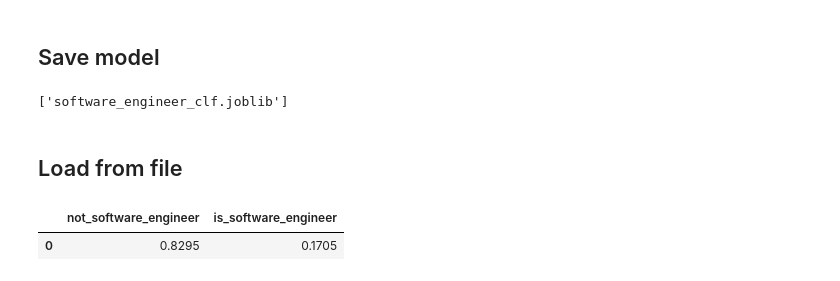
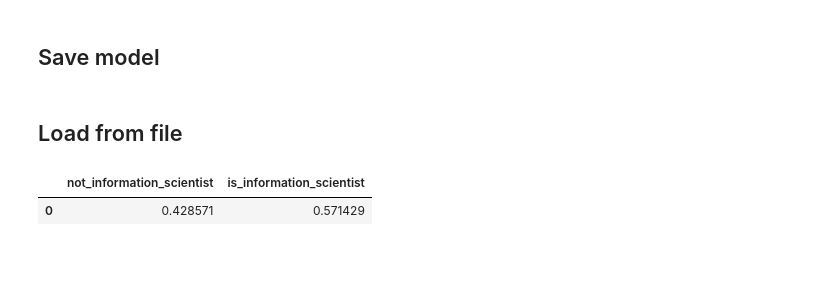
Before and after one commit to weelye/Project_01_CareerCannon, a Jupyter notebook: ML-Logic/decision_tree/decision-tree.ipynb, the cells around one changed output. Cells and saved outputs as stored; diff of their text form; code cells hidden in the pictures.

```diff
--- a/ML-Logic/decision_tree/decision-tree.ipynb
+++ b/ML-Logic/decision_tree/decision-tree.ipynb
@@ -20,7 +52,5 @@ Make sure you have added the shortcut from the shared drive to your "My Drive"
 # %% [markdown]
 ## Read CSV
 # %%
-# file_path = '/content/drive/My Drive/data_workspace/data_it_jobs.csv'
-
-file_path = '../data/data_it_jobs.csv'
+file_path = '/content/drive/MyDrive/data_workspace/selectedjobs41.csv'
 df = pd.read_csv(file_path)
@@ -27,7 +77,5 @@ df = pd.read_csv(file_path)
 # %% [markdown]
 ## Drop unused columns
-# %%
-df = df.drop(['job_title', 'search_country', 'job_level'], axis = 1)
 # %% [markdown]
 ## Split x and y
 # %%
@@ -46,7 +95,7 @@ df_y = pd.get_dummies(df_y, columns=['search_position'], prefix=None)
 # %% [markdown]
 ## Split training and test data
 # %%
-X_train, X_test, y_train, y_test = train_test_split(df_x, df_y.software_engineer, test_size=0.3, random_state=1) # 70% training and 30% test
+X_train, X_test, y_train, y_test = train_test_split(df_x, df_y.bookkeeper, test_size=0.3, random_state=1) # 80% training and 30% test
 # %% [markdown]
 # Train
 # %%
@@ -160,28 +195,28 @@ df_prediction_input
 # %%
 from joblib import dump
 
-filename = 'software_engineer_clf.joblib'
+filename = 'bookkeeper_clf.joblib'
 dump(clf, filename)
 
-# !cp "$filename" "/content/drive/My Drive/data_workspace/$filename"
+!cp "$filename" "/content/drive/My Drive/data_workspace/$filename"
-# %% [output]
-['software_engineer_clf.joblib']
 # %% [markdown]
 ## Load from file
 # %%
 from joblib import load
 
-filename = 'software_engineer_clf.joblib'
+filename = 'information_scientist_clf.joblib'
 
 clf_load = load(filename)
 
 df_prediction_input = pd.DataFrame(0, index=np.arange(1),columns=X_train.columns)
 
-#df_prediction_input.loc[:, 'node.js'] = 1
+df_prediction_input.loc[:, 'system_administration'] = 1
+
+df_prediction_input.loc[:, 'application_development'] = 1
 
 predicted = clf_load.predict_proba(df_prediction_input)
 
-pd.DataFrame(predicted, columns=['not_software_engineer', 'is_software_engineer'])
+pd.DataFrame(predicted, columns=['not_information_scientist', 'is_information_scientist'])
 # %% [output]
-|  | not_software_engineer | is_software_engineer |
-| 0 | 0.8295 | 0.1705 |
+|  | not_information_scientist | is_information_scientist |
+| 0 | 0.428571 | 0.571429 |
```
Also changed, not shown: parts of 15 cells of this notebook, 10 other files.
